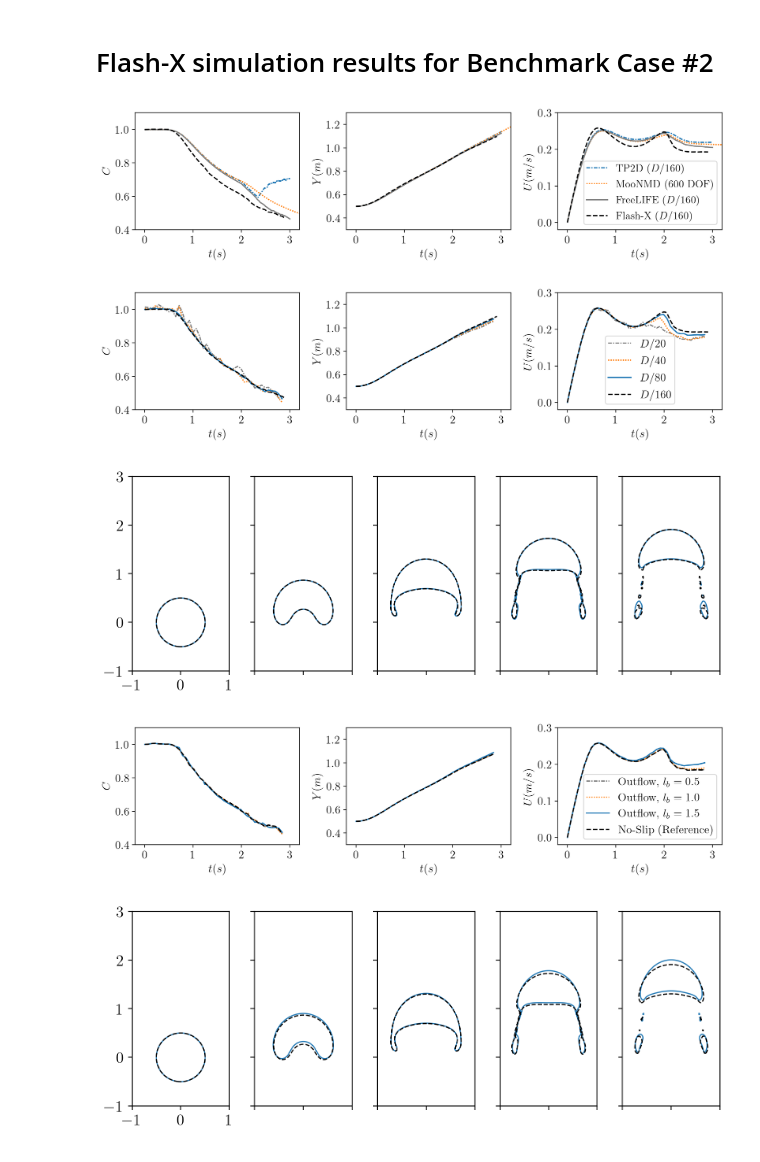
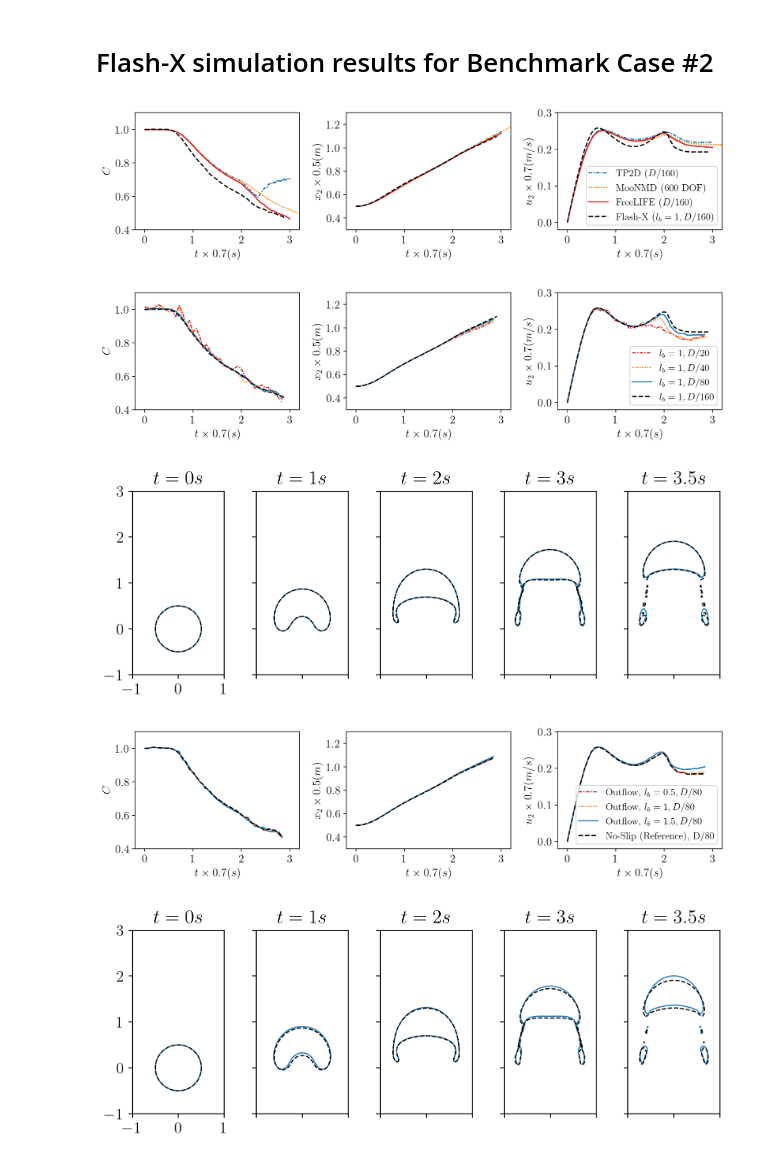
Before and after one commit to Lab-Notebooks/Benchmarks-Tutorials, a Jupyter notebook: analysis/RisingBubble/Comparison-Case2.ipynb, the cells around one changed output. Cells and saved outputs as stored; diff of their text form; code cells hidden in the pictures.

```diff
--- a/analysis/RisingBubble/Comparison-Case2.ipynb
+++ b/analysis/RisingBubble/Comparison-Case2.ipynb
@@ -34,7 +34,7 @@ for Plot, Index in zip(PlotList, QuantIndex):
 
     Plot.plot(Reference1[:,0], Reference1[:,Index], linestyle=(0, (3, 1, 1, 1)), linewidth=1.5)
     Plot.plot(Reference3[:,0], Reference3[:,Index], linestyle=(0, (1, 1)), linewidth=1.5)
-    Plot.plot(Reference2[:,0], Reference2[:,Index], linewidth=1.5, color='tab:gray')
+    Plot.plot(Reference2[:,0], Reference2[:,Index], linewidth=1.5, color='tab:red')
               #marker='s', markevery=30, markersize=8, color='tab:gray')
 
     for key in ["Case2/h320"]:
@@ -52,20 +52,20 @@ for Plot, Index in zip(PlotList, QuantIndex):
         Plot.set_ylabel(r"$C$", rotation=90)
     elif Index == 3:
         Plot.set_ylim([0.3,1.3])
-        Plot.set_ylabel(r"$Y (m)$", rotation=90)
+        Plot.set_ylabel(r"$x_2 \times 0.5 (m)$", rotation=90)
     elif Index == 4:
         Plot.set_ylim([-0.02,0.3])
-        Plot.set_ylabel(r"$U (m/s)$", rotation=90)
+        Plot.set_ylabel(r"$u_2 \times 0.7 (m/s)$", rotation=90)
 
     Plot.set_xlim([-0.2,3.2])
-    Plot.set_xlabel(r"$t(s)$")
+    Plot.set_xlabel(r"$t \times 0.7 (s)$")
 
-pyplot.legend(["TP2D ($D/160$)", "MooNMD ($600$ DOF)", "FreeLIFE ($D/160$)", f"Flash-X ($D/160$)"], borderpad=0.25, fontsize=13)
+pyplot.legend(["TP2D ($D/160$)", "MooNMD ($600$ DOF)", "FreeLIFE ($D/160$)", f"Flash-X ($l_b=1, D/160$)"], borderpad=0.25, fontsize=12)
 pyplot.tight_layout()
-#pyplot.savefig("/Users/Akash/Desktop/fig_ref_compare.png")
+pyplot.savefig("/Users/Akash/Desktop/first.png")
 pyplot.show()
 # %% [output]
-[figure, old version]
+[figure, new version]
 # %%
 pyplot.rc("font", family="serif", size=14, weight="bold")
 pyplot.rc("axes", labelweight="bold", titleweight="bold")
@@ -77,7 +77,7 @@ Figure, PlotList = pyplot.subplots(1, len(QuantIndex), figsize=(11,3), dpi=200)
 for Plot, Index in zip(PlotList, QuantIndex):
 
     Linestyles = itertools.cycle(((0, (3, 1, 1, 1)),(0, (1, 1)), "-", "--"))
-    Colors = itertools.cycle(("tab:gray","tab:orange","tab:blue","black"))
+    Colors = itertools.cycle(("tab:red","tab:orange","tab:blue","black"))
     Linewidths = itertools.cycle((1.5,1.5,1.5,1.5))
 
     for key in Results:
@@ -93,20 +93,20 @@ for Plot, Index in zip(PlotList, QuantIndex):
         Plot.set_ylabel(r"$C$", rotation=90)
     elif Index == 3:
         Plot.set_ylim([0.3,1.3])
-        Plot.set_ylabel(r"$Y (m)$", rotation=90)
+        Plot.set_ylabel(r"$x_2 \times 0.5 (m)$", rotation=90)
     elif Index == 4:
         Plot.set_ylim([-0.02,0.3])
-        Plot.set_ylabel(r"$U (m/s)$", rotation=90)
+        Plot.set_ylabel(r"$u_2 \times 0.7 (m/s)$", rotation=90)
 
     Plot.set_xlim([-0.2,3.2])
-    Plot.set_xlabel(r"$t(s)$")
+    Plot.set_xlabel(r"$t \times 0.7 (s)$")
 
-pyplot.legend([f"$D/20$",f"$D/40$",f"$D/80$",f"$D/160$"], borderpad=0.25)
+pyplot.legend([f"$l_b=1, D/20$",f"$l_b=1, D/40$",f"$l_b=1, D/80$",f"$l_b=1, D/160$"], borderpad=0.25, fontsize=12)
 pyplot.tight_layout()
-#pyplot.savefig("/Users/Akash/Desktop/fig_grid_compare.png")
+pyplot.savefig("/Users/Akash/Desktop/second.png")
 pyplot.show()
 # %% [output]
-[figure, old version]
+[figure, new version]
 # %%
 DsetDirs, FileTags = LocalModule.case2_refinement_contour_dict()
 Datasets = {}
@@ -140,6 +140,11 @@ for Plot, Index in zip(PlotList,FileIndex):
                                        linestyles=next(Linestyles),
                                        linewidths=next(Linewidths),
                                        colors=next(Colors))
+    time = Datasets[key][Index].time*LocalModule.SIM_SCALE[0]
+    if Index == 4:
+        Plot.set_title(rf"$t={round(time,1)}s$")
+    else:
+        Plot.set_title(rf"$t={int(time)}s$")
 
     Plot.set_aspect('equal')
     Plot.set_xlim([-1,1])
@@ -149,11 +154,11 @@ for Plot, Index in zip(PlotList,FileIndex):
         Plot.yaxis.set_tick_params(labelbottom=False)
 
 #pyplot.axis('equal')
-#pyplot.savefig("/Users/Akash/Desktop/fig_grid_bubble.png")
+pyplot.savefig("/Users/Akash/Desktop/third.png")
 pyplot.tight_layout()
 pyplot.show()
 # %% [output]
-[figure, old version]
+[figure, new version]
 # %%
 DsetDirs, FileTags = LocalModule.case2_outflow_dict()
 Results = dict()
@@ -171,7 +176,7 @@ Figure, PlotList = pyplot.subplots(1, len(QuantIndex), figsize=(11,3), dpi=200)
 for Plot, Index in zip(PlotList, QuantIndex):
 
     Linestyles = itertools.cycle(((0, (3, 1, 1, 1)),(0, (1, 1)), "-", "--"))
-    Colors = itertools.cycle(("tab:gray","tab:orange","tab:blue","black"))
+    Colors = itertools.cycle(("tab:red","tab:orange","tab:blue","black"))
     Linewidths = itertools.cycle((1.5,1.5,1.5,1.5))
 
     for key in Results:
@@ -186,20 +191,20 @@ for Plot, Index in zip(PlotList, QuantIndex):
         Plot.set_ylabel(r"$C$", rotation=90)
     elif Index == 3:
         Plot.set_ylim([0.3,1.3])
-        Plot.set_ylabel(r"$Y (m)$", rotation=90)
+        Plot.set_ylabel(r"$x_2 \times 0.5 (m)$", rotation=90)
     elif Index == 4:
         Plot.set_ylim([-0.02,0.3])
-        Plot.set_ylabel(r"$U (m/s)$", rotation=90)
+        Plot.set_ylabel(r"$u_2 \times 0.7 (m/s)$", rotation=90)
 
     Plot.set_xlim([-0.2,3.2])
-    Plot.set_xlabel(r"$t(s)$")
+    Plot.set_xlabel(r"$t \times 0.7 (s)$")
 
-pyplot.legend([f"Outflow, $l_b=0.5$",f"Outflow, $l_b=1.0$",f"Outflow, $l_b=1.5$",f"No-Slip (Reference)"], borderpad=0.25)
+pyplot.legend([f"Outflow, $l_b=0.5, D/80$",f"Outflow, $l_b=1, D/80$",f"Outflow, $l_b=1.5, D/80$",f"No-Slip (Reference), D/80"], borderpad=0.25, fontsize=12)
 pyplot.tight_layout()
-#pyplot.savefig("/Users/Akash/Desktop/fig_grid_compare.png")
+pyplot.savefig("/Users/Akash/Desktop/fourth.png")
 pyplot.show()
 # %% [output]
-[figure, old version]
+[figure, new version]
 # %%
 DsetDirs, FileTags = LocalModule.case2_outflow_contour_dict()
 Datasets = {}
@@ -215,32 +220,38 @@ Figure, PlotList = pyplot.subplots(1, len(FileIndex), figsize=(8,3), dpi=200)
 
 for Plot, Index in zip(PlotList,FileIndex):
 
     #Linestyles = itertools.cycle(("-.",":", "-", "--"))
     #Colors = itertools.cycle(("tab:gray","tab:orange","tab:blue","black"))
     #Linewidths = itertools.cycle((1,1,1,1))
 
     Linestyles = itertools.cycle(("-", "--"))
     Colors = itertools.cycle(("tab:blue","black"))
     Linewidths = itertools.cycle((1,1))
 
     for key in ["Case2/h160/lb1.5", "Case2/h160"]:
         Merged = boxkit.mergeblocks(Datasets[key][Index], ["dfun"])
         Merged.fill_guard_cells()
         flash_box.lset_plot_contour_2d(Plot, Merged,
                                        linestyles=next(Linestyles),
                                        linewidths=next(Linewidths),
                                        colors=next(Colors))
+    time = Datasets[key][Index].time*LocalModule.SIM_SCALE[0]
+
+    if Index == 4:
+        Plot.set_title(rf"$t={round(time,1)}s$")
+    else:
+        Plot.set_title(rf"$t={int(time)}s$")
     Plot.set_aspect('equal')
     Plot.set_xlim([-1,1])
     Plot.set_ylim([-1,3])
     if Index != 0:
         Plot.xaxis.set_tick_params(labelbottom=False)
         Plot.yaxis.set_tick_params(labelbottom=False)
 
 #pyplot.axis('equal')
-#pyplot.savefig("/Users/Akash/Desktop/fig_grid_bubble.png")
+pyplot.savefig("/Users/Akash/Desktop/fifth.png")
 #pyplot.xlabel([-1, 1])
 pyplot.tight_layout()
 pyplot.show()
 # %% [output]
-[figure, old version]
+[figure, new version]
```
Also changed, not shown: 8 other files.
